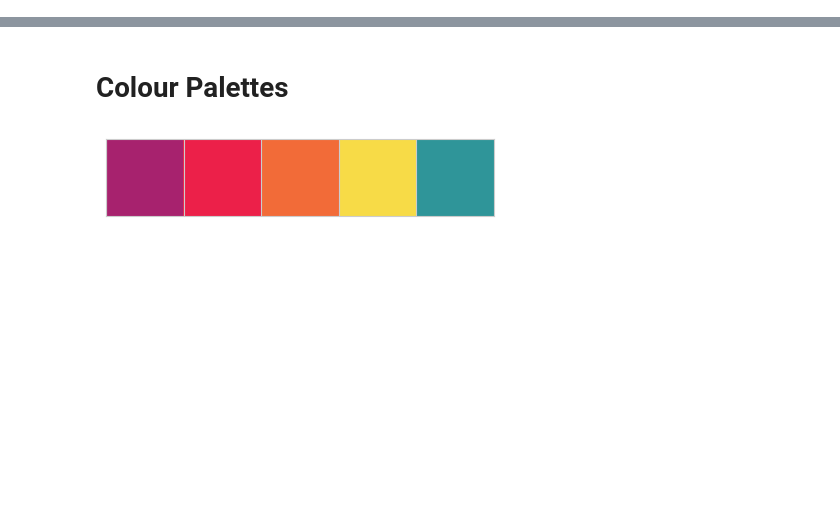
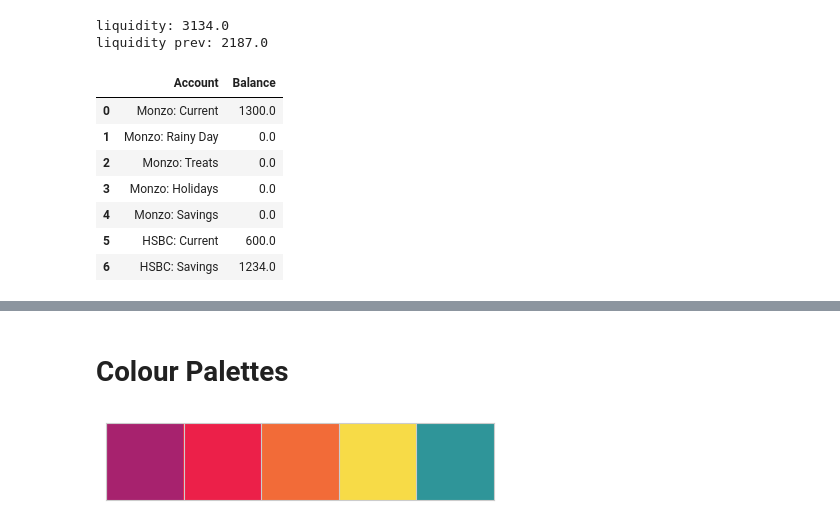
Before and after one commit to erwallace/Finances-API, a Jupyter notebook: dashboard.ipynb, the cells around one changed output, grey strips where cells are left out. Cells and saved outputs as stored; diff of their text form; code cells hidden in the pictures; blank space fills up the shorter version.

```diff
--- a/dashboard.ipynb
+++ b/dashboard.ipynb
@@ -30,0 +18,6 @@ inv_fix_df = query_inv_fix(month_id)
+# %%
+dt_month_id_prev = dt_month_id - pd.DateOffset(months=1)
+month_id_prev = datetime.strftime(dt_month_id_prev, '%b %y').upper()
+
+print(month_id_prev)
+print(dt_month_id_prev)
@@ -77,0 +50,7 @@ print(under_over_budget)
+# %%
+accounts, liquidity = accounts_table(month_id)
+_, liquidity_prev = accounts_table(month_id_prev)
+print(f'liquidity: {liquidity}')
+print(f'liquidity prev: {liquidity_prev}')
+accounts
+# %% [output]
@@ -77,0 +59,10 @@ print(under_over_budget)
+liquidity: 3134.0
+liquidity prev: 2187.0
+|  | Account | Balance |
+| 0 | Monzo: Current | 1300.0 |
+| 1 | Monzo: Rainy Day | 0.0 |
+| 2 | Monzo: Treats | 0.0 |
+| 3 | Monzo: Holidays | 0.0 |
+| 4 | Monzo: Savings | 0.0 |
+| 5 | HSBC: Current | 600.0 |
+| 6 | HSBC: Savings | 1234.0 |
```
Also changed, not shown: parts of 28 cells of this notebook.
